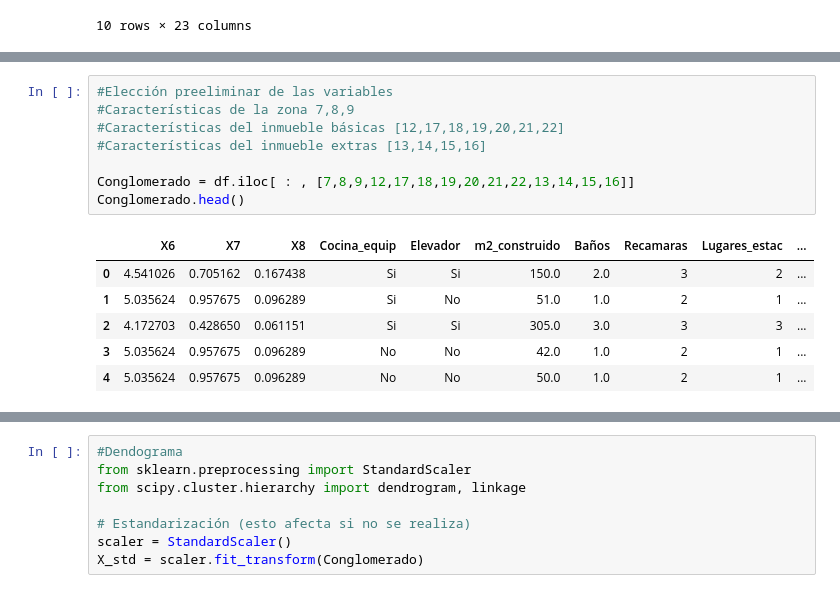
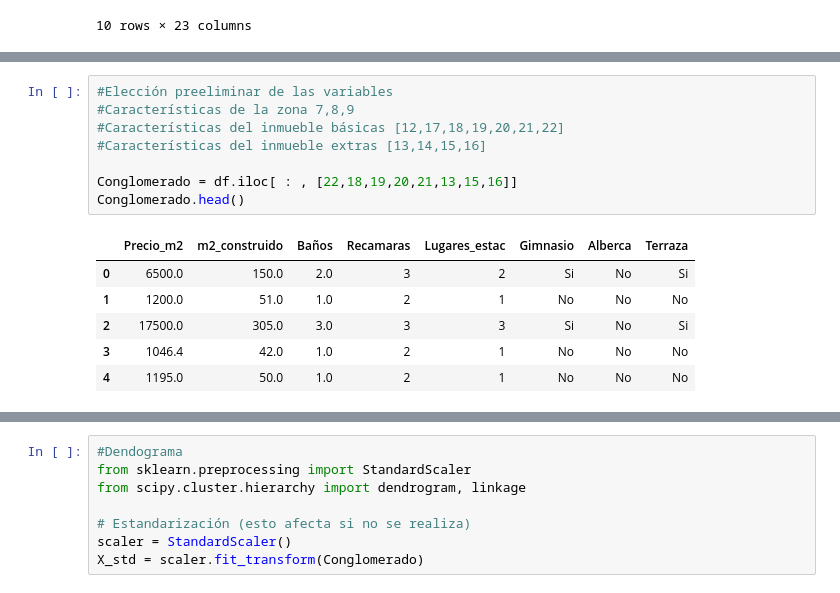
Before and after one commit to AlbertoMuro/EntregableE1_1, a Jupyter notebook: RetoPt1.ipynb, the cells around one changed output, grey strips where cells are left out. Drawn from its saved outputs; the diff is of its cells as text.

```diff
--- a/RetoPt1.ipynb
+++ b/RetoPt1.ipynb
@@ -61,16 +62,16 @@ memory usage: 118.4+ KB
 # %%
 #Elección preeliminar de las variables
 #Características de la zona 7,8,9
 #Características del inmueble básicas [12,17,18,19,20,21,22]
 #Características del inmueble extras [13,14,15,16]
 
-Conglomerado = df.iloc[ : , [7,8,9,12,17,18,19,20,21,22,13,14,15,16]]
+Conglomerado = df.iloc[ : , [22,18,19,20,21,13,15,16]]
 Conglomerado.head()
 # %% [output]
-|  | X6 | X7 | X8 | Cocina_equip | Elevador | m2_construido | Baños | Recamaras | Lugares_estac | ... |
-| 0 | 4.541026 | 0.705162 | 0.167438 | Si | Si | 150.0 | 2.0 | 3 | 2 | ... |
-| 1 | 5.035624 | 0.957675 | 0.096289 | Si | No | 51.0 | 1.0 | 2 | 1 | ... |
-| 2 | 4.172703 | 0.428650 | 0.061151 | Si | Si | 305.0 | 3.0 | 3 | 3 | ... |
-| 3 | 5.035624 | 0.957675 | 0.096289 | No | No | 42.0 | 1.0 | 2 | 1 | ... |
-| 4 | 5.035624 | 0.957675 | 0.096289 | No | No | 50.0 | 1.0 | 2 | 1 | ... |
+|  | Precio_m2 | m2_construido | Baños | Recamaras | Lugares_estac | Gimnasio | Alberca | Terraza |
+| 0 | 6500.0 | 150.0 | 2.0 | 3 | 2 | Si | No | Si |
+| 1 | 1200.0 | 51.0 | 1.0 | 2 | 1 | No | No | No |
+| 2 | 17500.0 | 305.0 | 3.0 | 3 | 3 | Si | No | Si |
+| 3 | 1046.4 | 42.0 | 1.0 | 2 | 1 | No | No | No |
+| 4 | 1195.0 | 50.0 | 1.0 | 2 | 1 | No | No | No |
 # %%
```
Also changed, not shown: parts of 19 cells of this notebook.
